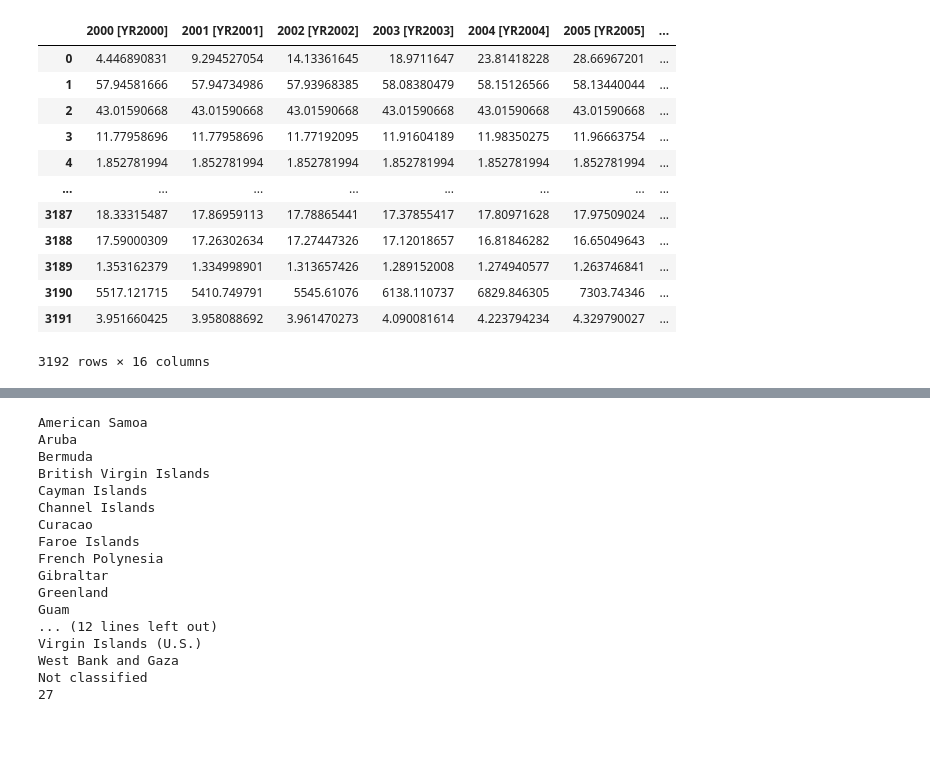
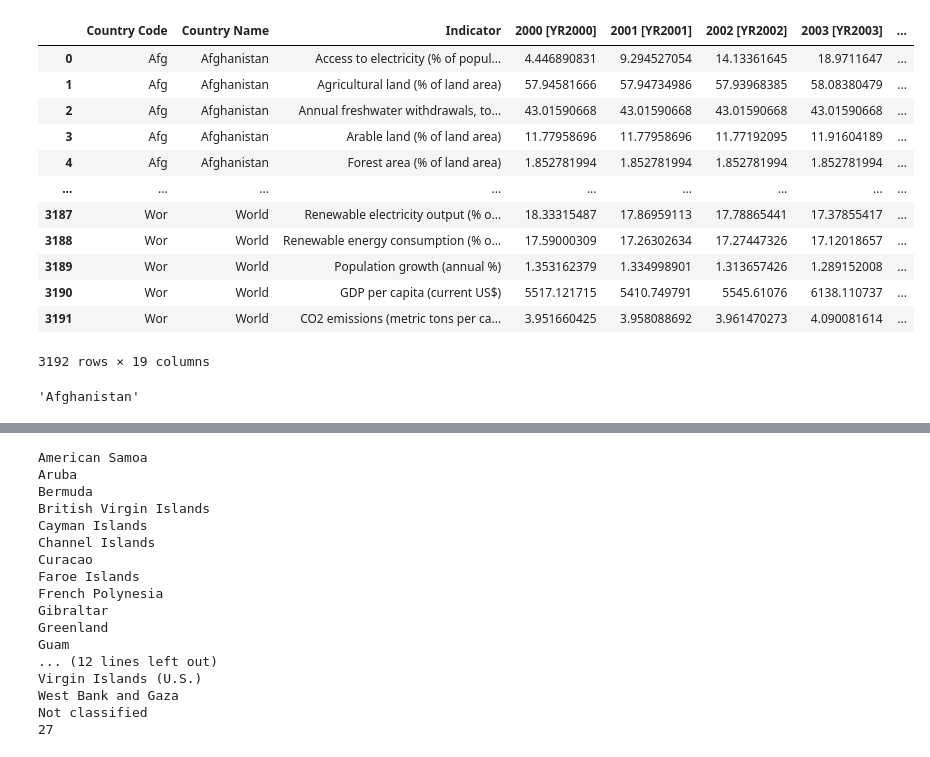
Before and after one commit to samratabduljalil/mL-olympiad2024, a Jupyter notebook: working.ipynb, the cells around one changed output, grey strips where cells are left out. Cells and saved outputs as stored; diff of their text form; code cells hidden in the pictures.

```diff
--- a/working.ipynb
+++ b/working.ipynb
@@ -13,3 +27,19 @@ ValueError: could not convert string to float: 'Afg'
+# %%
+Train
+# %% [output]
+|  | Country Code | Country Name | Indicator | 2000 [YR2000] | 2001 [YR2001] | 2002 [YR2002] | 2003 [YR2003] | ... |
+| 0 | Afg | Afghanistan | Access to electricity (% of popul... | 4.446890831 | 9.294527054 | 14.13361645 | 18.9711647 | ... |
+| 1 | Afg | Afghanistan | Agricultural land (% of land area) | 57.94581666 | 57.94734986 | 57.93968385 | 58.08380479 | ... |
+| 2 | Afg | Afghanistan | Annual freshwater withdrawals, to... | 43.01590668 | 43.01590668 | 43.01590668 | 43.01590668 | ... |
+| 3 | Afg | Afghanistan | Arable land (% of land area) | 11.77958696 | 11.77958696 | 11.77192095 | 11.91604189 | ... |
+| 4 | Afg | Afghanistan | Forest area (% of land area) | 1.852781994 | 1.852781994 | 1.852781994 | 1.852781994 | ... |
+| ... | ... | ... | ... | ... | ... | ... | ... | ... |
+| 3187 | Wor | World | Renewable electricity output (% o... | 18.33315487 | 17.86959113 | 17.78865441 | 17.37855417 | ... |
+| 3188 | Wor | World | Renewable energy consumption (% o... | 17.59000309 | 17.26302634 | 17.27447326 | 17.12018657 | ... |
+| 3189 | Wor | World | Population growth (annual %) | 1.353162379 | 1.334998901 | 1.313657426 | 1.289152008 | ... |
+| 3190 | Wor | World | GDP per capita (current US$) | 5517.121715 | 5410.749791 | 5545.61076 | 6138.110737 | ... |
+| 3191 | Wor | World | CO2 emissions (metric tons per ca... | 3.951660425 | 3.958088692 | 3.961470273 | 4.090081614 | ... |
+3192 rows × 19 columns
 # %%
 #Unique country for iteration
 unique = Train['Country Name'].unique()
@@ -20,22 +50,10 @@ for country in unique:
     columns_to_drop = ['Country Code', 'Country Name', 'Indicator']
     country_data = country_data.drop(columns_to_drop, axis=1)
     combined_train = pd.concat([combined_train, country_data], ignore_index=True)
-# %%
-combined_train
-# %% [output]
-|  | 2000 [YR2000] | 2001 [YR2001] | 2002 [YR2002] | 2003 [YR2003] | 2004 [YR2004] | 2005 [YR2005] | ... |
-| 0 | 4.446890831 | 9.294527054 | 14.13361645 | 18.9711647 | 23.81418228 | 28.66967201 | ... |
-| 1 | 57.94581666 | 57.94734986 | 57.93968385 | 58.08380479 | 58.15126566 | 58.13440044 | ... |
-| 2 | 43.01590668 | 43.01590668 | 43.01590668 | 43.01590668 | 43.01590668 | 43.01590668 | ... |
-| 3 | 11.77958696 | 11.77958696 | 11.77192095 | 11.91604189 | 11.98350275 | 11.96663754 | ... |
-| 4 | 1.852781994 | 1.852781994 | 1.852781994 | 1.852781994 | 1.852781994 | 1.852781994 | ... |
-| ... | ... | ... | ... | ... | ... | ... | ... |
-| 3187 | 18.33315487 | 17.86959113 | 17.78865441 | 17.37855417 | 17.80971628 | 17.97509024 | ... |
-| 3188 | 17.59000309 | 17.26302634 | 17.27447326 | 17.12018657 | 16.81846282 | 16.65049643 | ... |
-| 3189 | 1.353162379 | 1.334998901 | 1.313657426 | 1.289152008 | 1.274940577 | 1.263746841 | ... |
-| 3190 | 5517.121715 | 5410.749791 | 5545.61076 | 6138.110737 | 6829.846305 | 7303.74346 | ... |
-| 3191 | 3.951660425 | 3.958088692 | 3.961470273 | 4.090081614 | 4.223794234 | 4.329790027 | ... |
-3192 rows × 16 columns
+# %%
+unique[0]
+# %% [output]
+'Afghanistan'
 # %%
 #trainig and inferencing with LogisticRegression and ARIMA
 import pandas as pd
```
Also changed, not shown: parts of 4 cells of this notebook.
